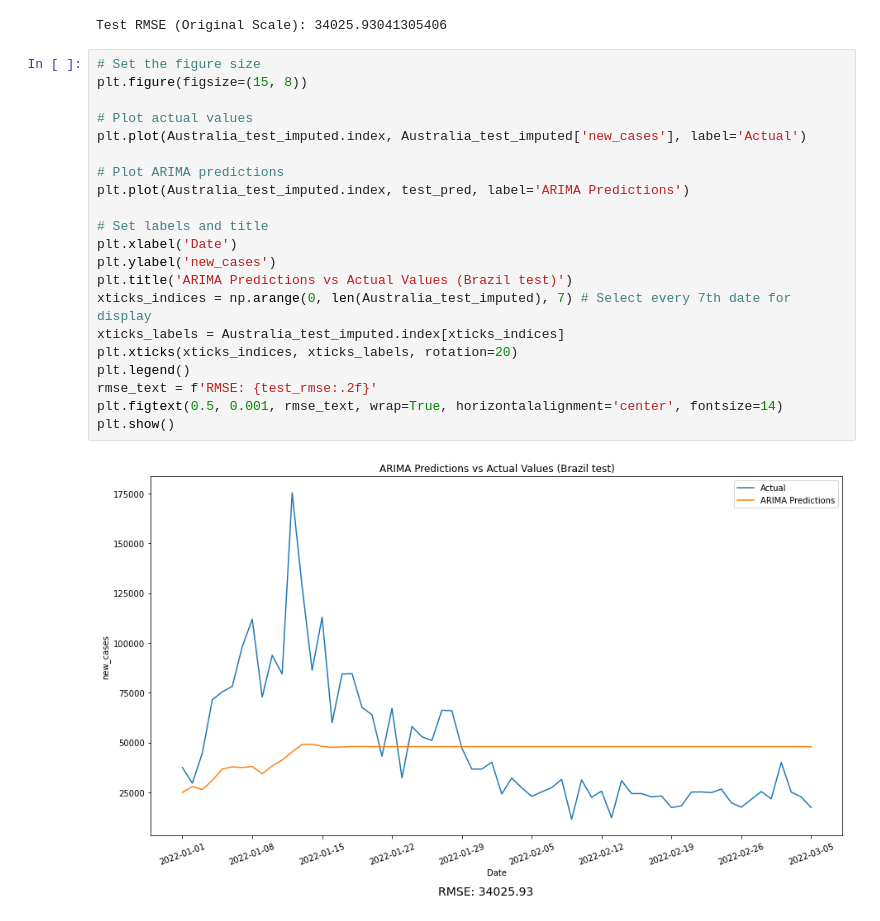
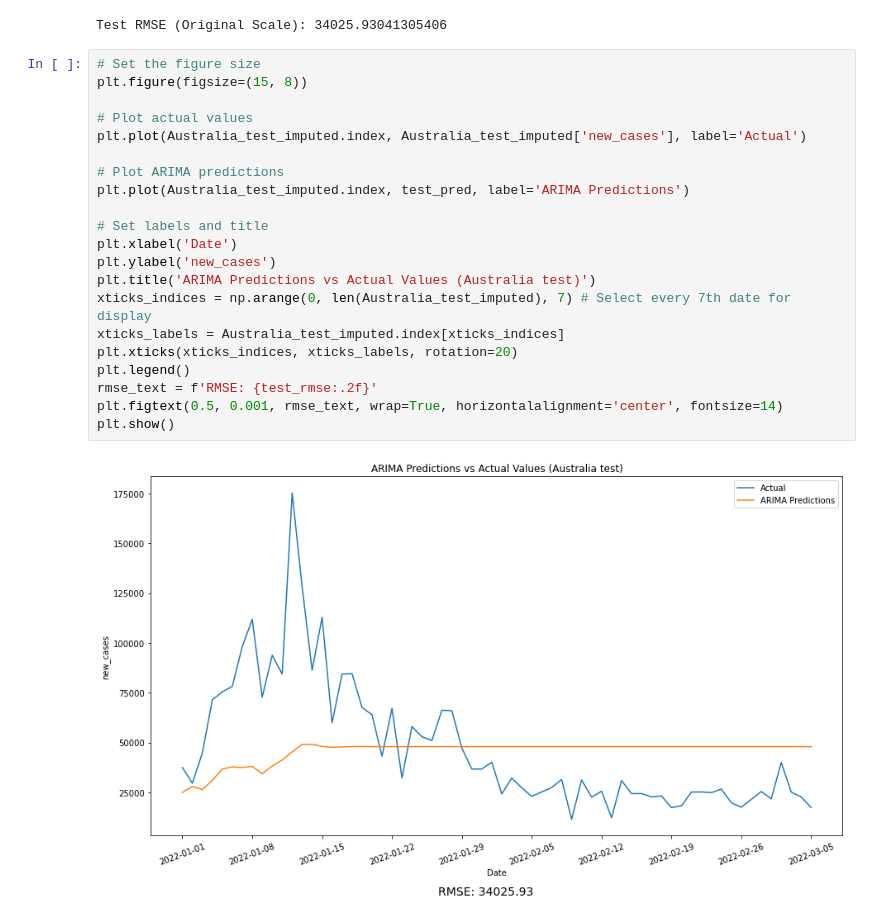
Before and after one commit to ryanchoe2024/Stat-390, a Jupyter notebook: Ryan's models/Ryan's ARIMA model.ipynb, the cells around one changed output. Drawn from its saved outputs; the diff is of its cells as text.

Commit message:
Updated ARIMA model

```diff
--- a/Ryan's models/Ryan's ARIMA model.ipynb
+++ b/Ryan's models/Ryan's ARIMA model.ipynb
@@ -1068,23 +1068,23 @@ Test RMSE (Original Scale): 34025.93041305406
 # %%
 # Set the figure size
 plt.figure(figsize=(15, 8))
 
 # Plot actual values
 plt.plot(Australia_test_imputed.index, Australia_test_imputed['new_cases'], label='Actual')
 
 # Plot ARIMA predictions
 plt.plot(Australia_test_imputed.index, test_pred, label='ARIMA Predictions')
 
 # Set labels and title
 plt.xlabel('Date')
 plt.ylabel('new_cases')
-plt.title('ARIMA Predictions vs Actual Values (Brazil test)')
+plt.title('ARIMA Predictions vs Actual Values (Australia test)')
 xticks_indices = np.arange(0, len(Australia_test_imputed), 7) # Select every 7th date for display
 xticks_labels = Australia_test_imputed.index[xticks_indices]
 plt.xticks(xticks_indices, xticks_labels, rotation=20)
 plt.legend()
 rmse_text = f'RMSE: {test_rmse:.2f}'
 plt.figtext(0.5, 0.001, rmse_text, wrap=True, horizontalalignment='center', fontsize=14)
 plt.show()
 # %% [output]
-[figure, old version]
+[figure, new version]
```
Also changed, not shown: parts of 1 cell of this notebook.
